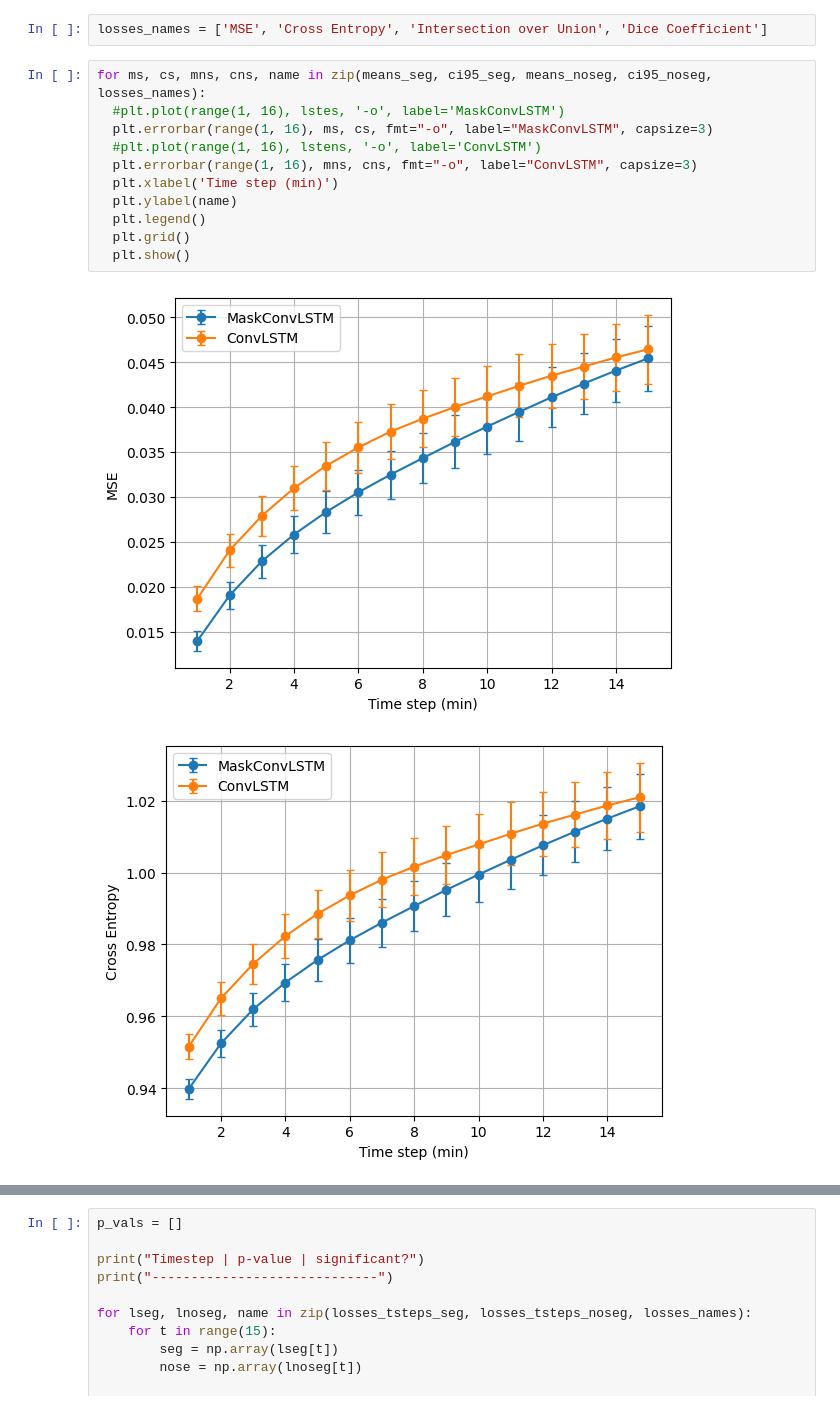
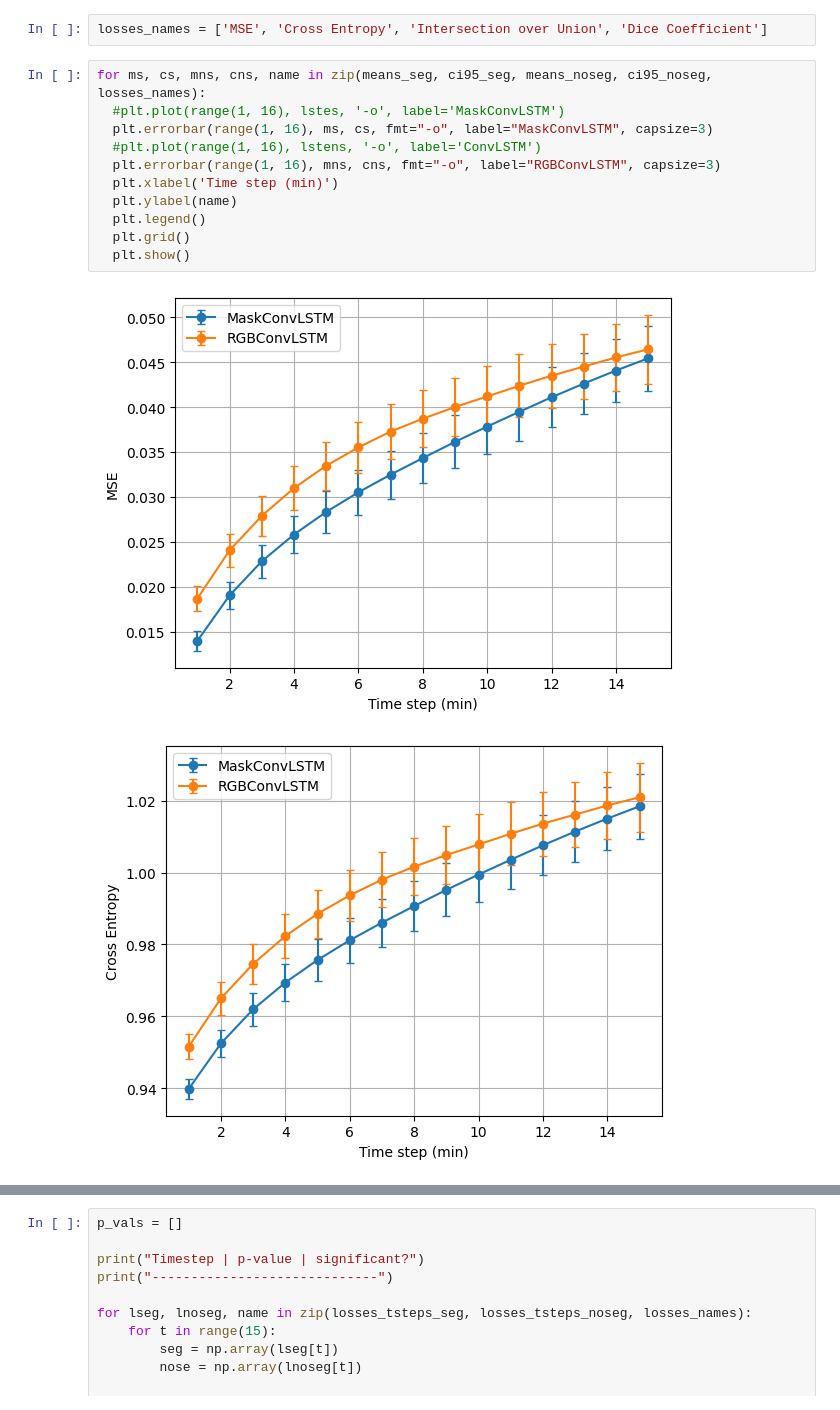
Before and after one commit to javgat/SkyMaskConvLSTM, a Jupyter notebook: codes/ConvLSTM/GenMaskConvLSTMEval.ipynb, the cells around one changed output, grey strips where cells are left out. Saved outputs shown, nothing was run; the diff lists cells and outputs as text.

Commit message:
updated file legend with RGB

```diff
--- a/codes/ConvLSTM/GenMaskConvLSTMEval.ipynb
+++ b/codes/ConvLSTM/GenMaskConvLSTMEval.ipynb
@@ -554,14 +536,14 @@ losses_names = ['MSE', 'Cross Entropy', 'Intersection over Union', 'Dice Coeffic
 # %%
 for ms, cs, mns, cns, name in zip(means_seg, ci95_seg, means_noseg, ci95_noseg, losses_names):
   #plt.plot(range(1, 16), lstes, '-o', label='MaskConvLSTM')
   plt.errorbar(range(1, 16), ms, cs, fmt="-o", label="MaskConvLSTM", capsize=3)
   #plt.plot(range(1, 16), lstens, '-o', label='ConvLSTM')
-  plt.errorbar(range(1, 16), mns, cns, fmt="-o", label="ConvLSTM", capsize=3)
+  plt.errorbar(range(1, 16), mns, cns, fmt="-o", label="RGBConvLSTM", capsize=3)
   plt.xlabel('Time step (min)')
   plt.ylabel(name)
   plt.legend()
   plt.grid()
   plt.show()
 # %% [output]
-[figure, old version]
+[figure, new version]
-[figure, old version]
+[figure, new version]
```
Also changed, not shown: parts of 4 cells of this notebook, 3 other files.
